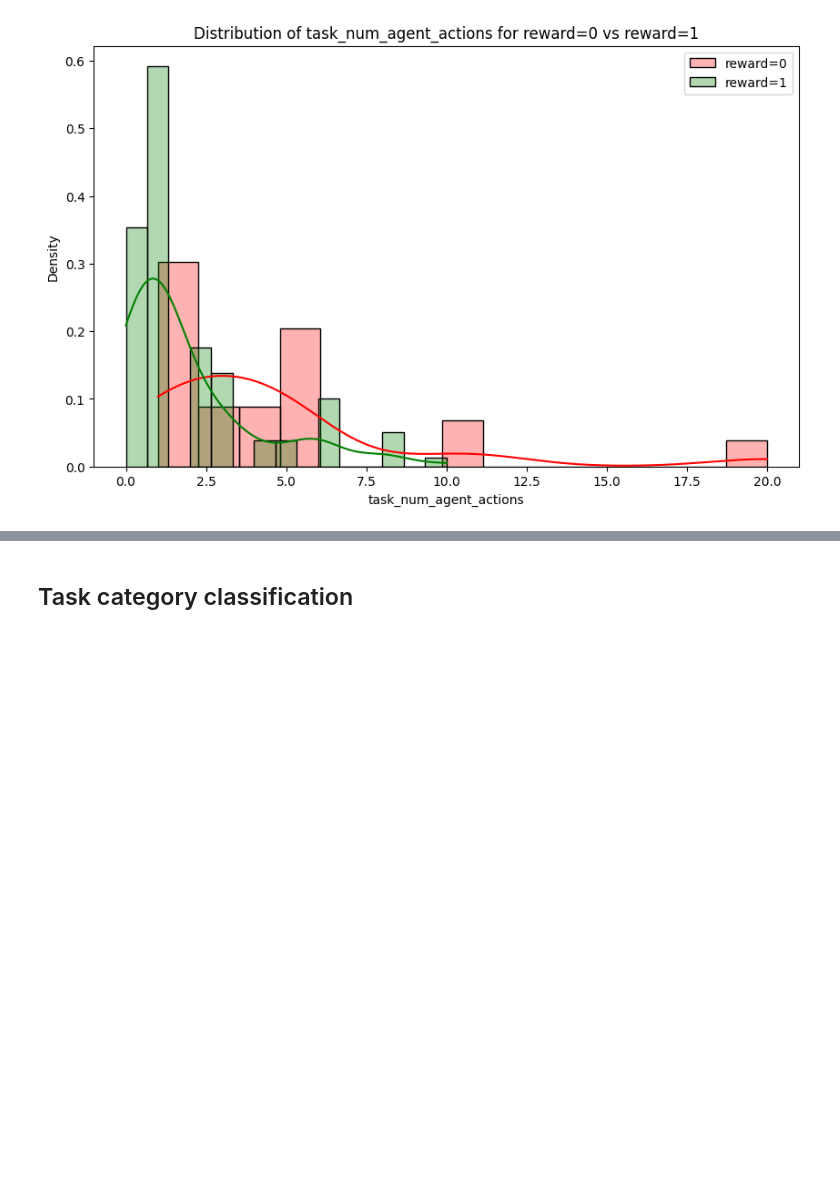
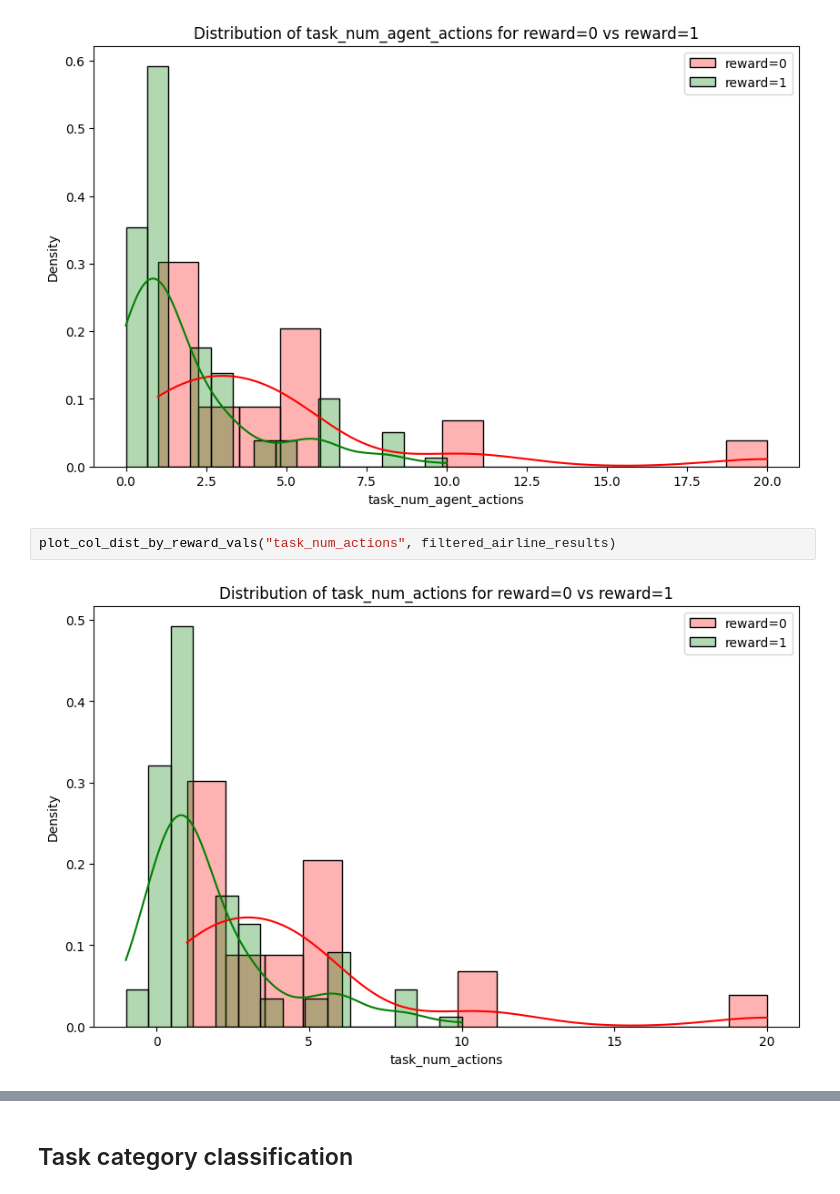
Before and after one commit to sameerbhadouria/tau2-bench, a Jupyter notebook: result_analysis/grok_airline_result_analysis.ipynb, the cells around one changed output, grey strips where cells are left out. Saved outputs shown, nothing was run; the diff lists cells and outputs as text; blank space fills up the shorter version.

```diff
--- a/result_analysis/grok_airline_result_analysis.ipynb
+++ b/result_analysis/grok_airline_result_analysis.ipynb
@@ -147,3 +161,7 @@ Reward vs `task_num_agent_actions` observations:
 plot_col_dist_by_reward_vals("task_num_agent_actions", filtered_airline_results)
 # %% [output]
 [figure]
+# %%
+plot_col_dist_by_reward_vals("task_num_actions", filtered_airline_results)
+# %% [output]
+[figure, added]
```
Also changed, not shown: parts of 32 cells of this notebook, 3 other files.
